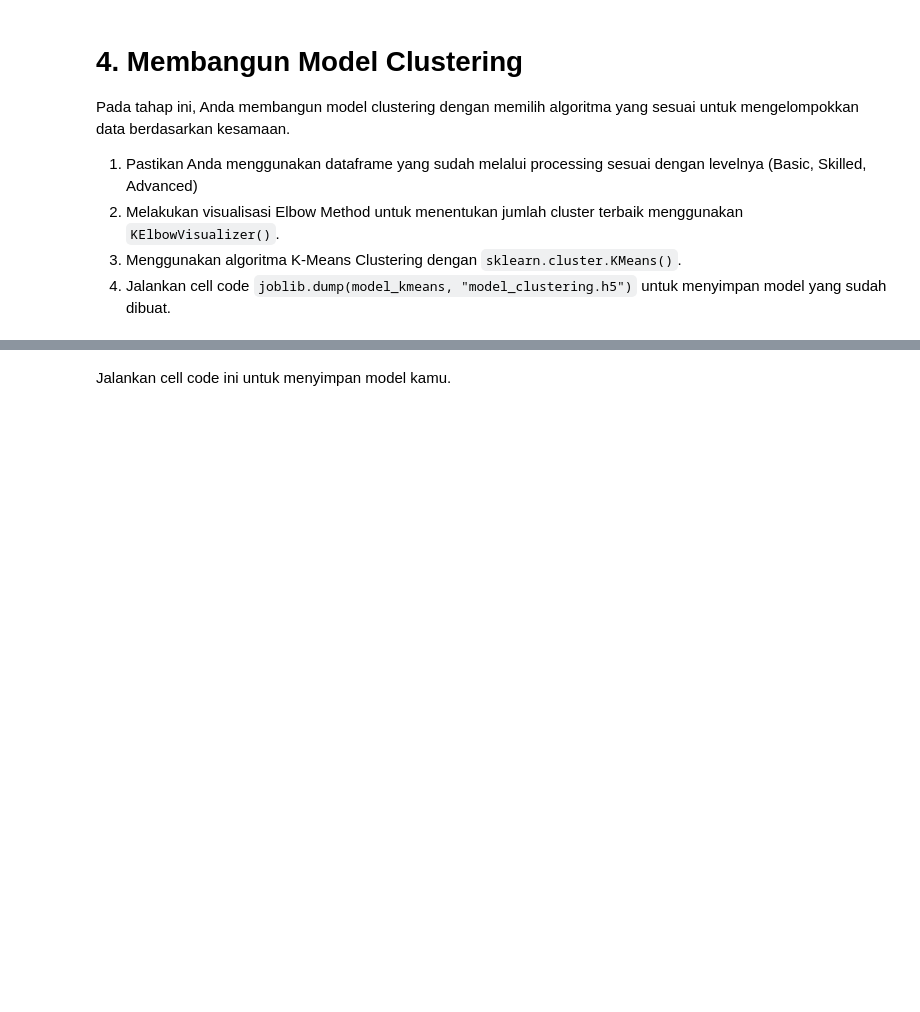
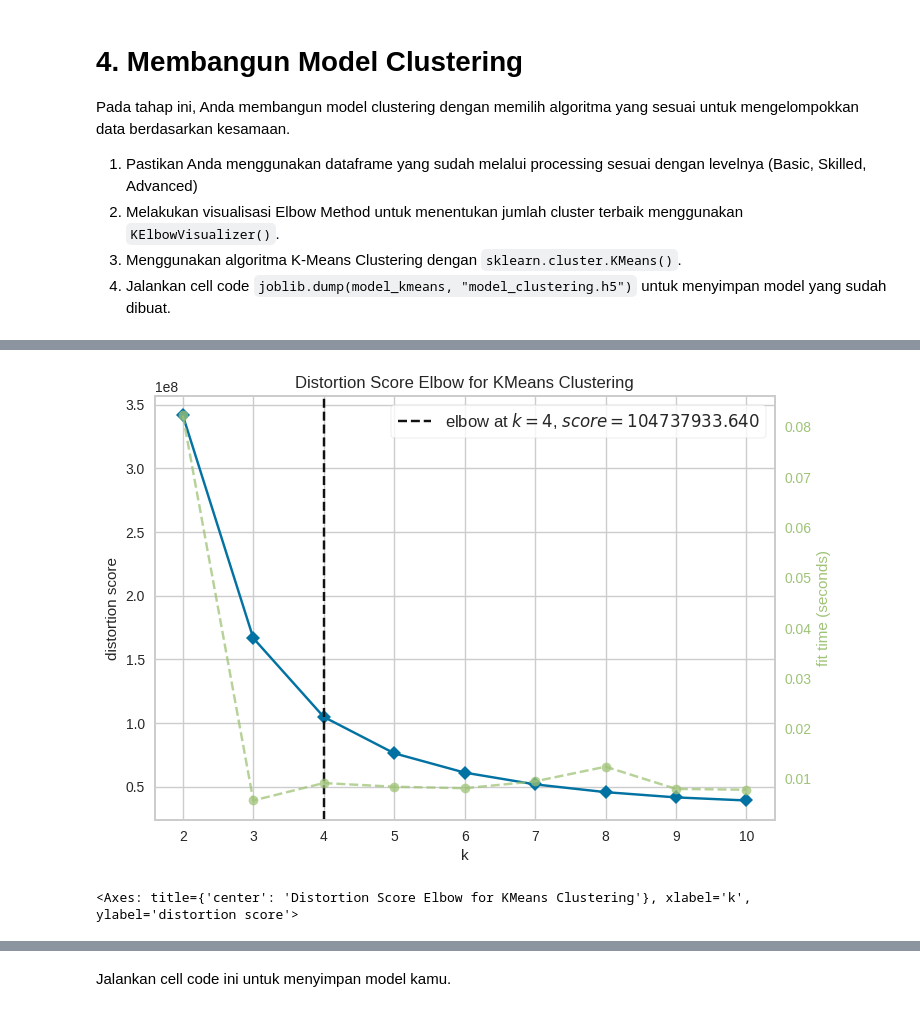
Before and after one commit to NaufalYogaPratama/BMLP-bank-transactions-data-model, a Jupyter notebook: [Clustering]_Submission_Akhir__Naufal_Yoga_Pratama.ipynb, the cells around one changed output, grey strips where cells are left out. Cells and saved outputs as stored; diff of their text form; code cells hidden in the pictures; blank space fills up the shorter version.

```diff
--- a/[Clustering]_Submission_Akhir__Naufal_Yoga_Pratama.ipynb
+++ b/[Clustering]_Submission_Akhir__Naufal_Yoga_Pratama.ipynb
@@ -346,3 +387,12 @@ Contoh hasil binning dan encoding (5 baris pertama):
 | 2 | 0.065680 | Sangat Rendah | 1 |
 | 3 | 0.096016 | Sangat Rendah | 1 |
 | 5 | 0.047888 | Sangat Rendah | 1 |
+# %%
+if 'TransactionAmountBin' in df_processed.columns:
+    df_processed.drop(columns=['TransactionAmountBin'], inplace=True)
+    print("Kolom non-numerik 'TransactionAmountBin' berhasil dihapus.")
+else:
+    print("Kolom 'TransactionAmountBin' sudah tidak ada. Data siap untuk di-cluster.")
+
+# Tampilkan 5 baris pertama untuk memastikan
+df_processed.head()
@@ -361,2 +431,11 @@ Pada tahap ini, Anda membangun model clustering dengan memilih algoritma yang se
 # %%
 # Melakukan visualisasi Elbow Method menggunakan KElbowVisualizer()
+
+model = KMeans(random_state=42, n_init='auto')
+visualizer = KElbowVisualizer(model, k=(2, 11))
+
+visualizer.fit(df_processed)
+visualizer.show()
+# %% [output]
+[figure, added]
+<Axes: title={'center': 'Distortion Score Elbow for KMeans Clustering'}, xlabel='k', ylabel='distortion score'>
```
Also changed, not shown: parts of 31 cells of this notebook.
